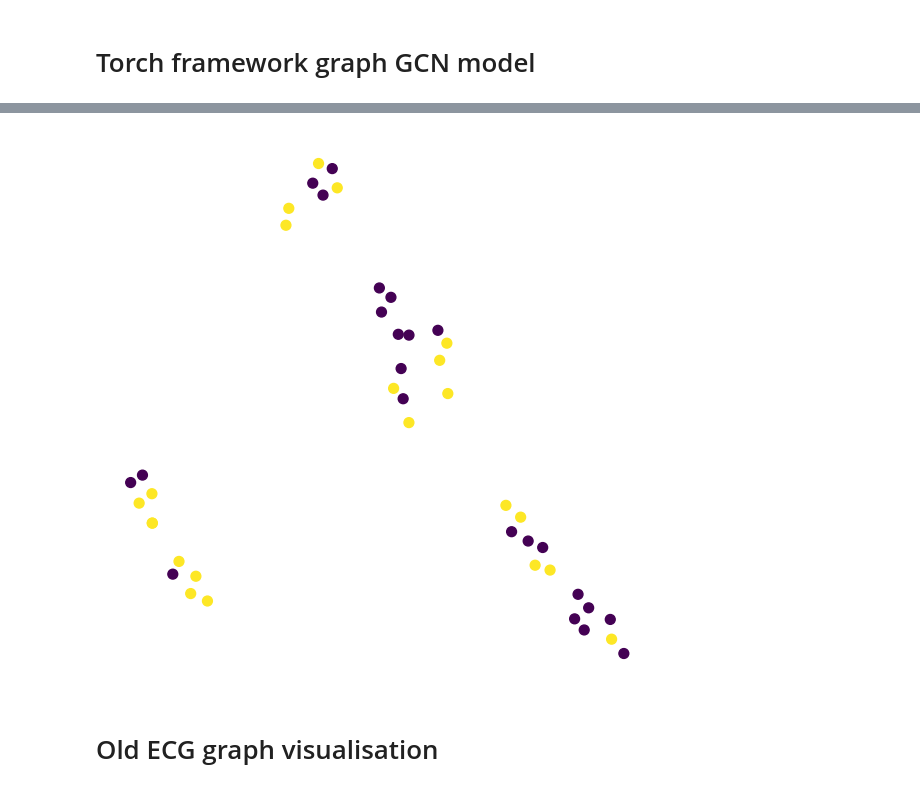
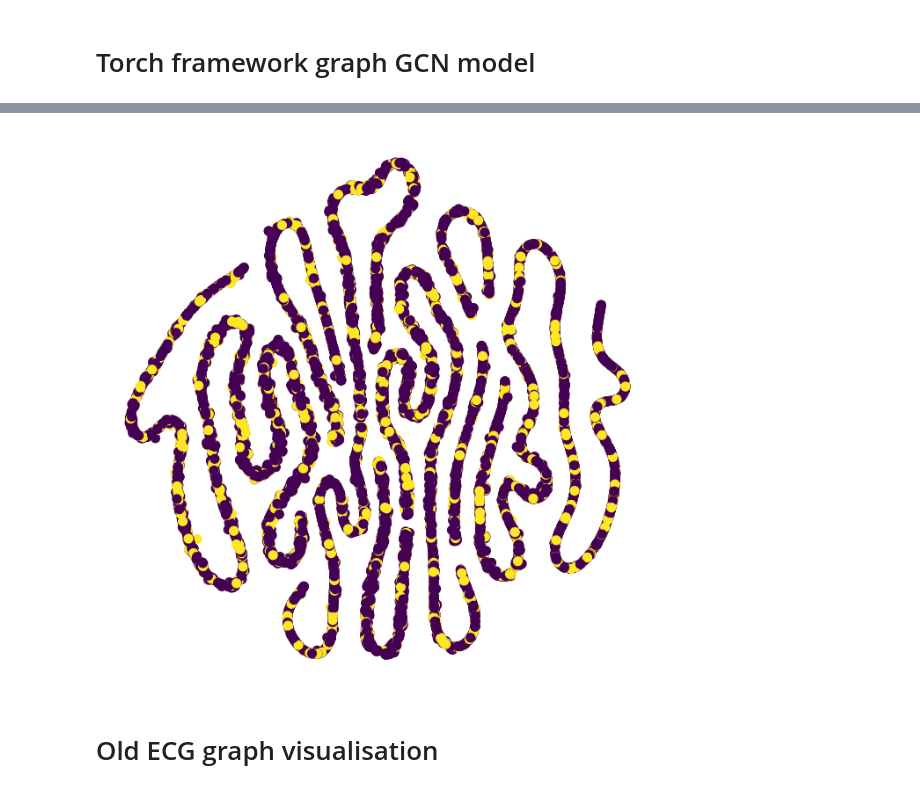
Before and after one commit to TAUforPython/BioMedAI, a Jupyter notebook: GNN model ECG classification.ipynb, the cells around one changed output, grey strips where cells are left out. Saved outputs shown, nothing was run; the diff lists cells and outputs as text; code cells hidden in the pictures.

```diff
--- a/GNN model ECG classification.ipynb
+++ b/GNN model ECG classification.ipynb
@@ -1325,0 +1303,15 @@ data=dataset[0]
+# %%
+#data.x = node_features
+
+
+
+data.x = torch.tensor(patient_visit_table.sort_values("subject_id")[feature_names].to_numpy()).float()
+
+target = patient_visit_table[["Healthy_Status"]].to_numpy().T
+#data.y = target
+data.y = torch.tensor(target[0])
+
+data.weight = edge_weights
+
+data.num_node_features = data.x.shape[1]
+data.num_classes = len(class_values)
@@ -1474,8 +1478,11 @@ Wall time: 5.38 ms
 # %%
-# Train
-train(gcn, data)
+%%time
 
-# Test
-acc = test(gcn, data)
+gcn = GCN(data.x.shape[1], 16, data.num_classes)
+print(gcn)
+
+model, acc_ts = graph_model_train(gcn, data)
+
+acc = graph_model_test(gcn, data)
 print(f'\nGCN test accuracy: {acc*100:.2f}%\n')
 # %% [output]
@@ -1500,0 +1511,9 @@ from sklearn.manifold import TSNE
+# %%
+%%time
+
+#gat = GAT(dataset.num_features, 8, dataset.num_classes)
+gat = GAT(data.x.size()[1],16, data.num_classes)
+print(gat)
+graph_model_train(gat, data)
+acc = graph_model_test(gat, data)
+print(f'\nGAT test accuracy: {acc*100:.2f}%\n')
@@ -1501,17 +1555,17 @@ from sklearn.manifold import TSNE
 # %%
-# Get embeddings
-h, _ = gcn(data.x, data.edge_index)
+h, _ = gat(data.x, data.edge_index)
 
 # Train TSNE
-tsne = TSNE(n_components=2, perplexity=5.0, learning_rate='auto', init='pca').fit_transform(h.detach())
+tsne = TSNE(n_components=2, learning_rate='auto',
+         init='pca').fit_transform(h.detach())
 
-# Plot TSNE
-plt.figure(figsize=(7, 7))
+
+plt.figure(figsize=(8, 8))
 plt.axis('off')
 plt.scatter(tsne[:, 0], tsne[:, 1], s=50, c=data.y)
 plt.show()
 # %% [output]
-[figure, old version]
+[figure, new version]
 # %% [markdown]
 # Old ECG graph visualisation
 # %%
```
Also changed, not shown: parts of 124 cells of this notebook.
